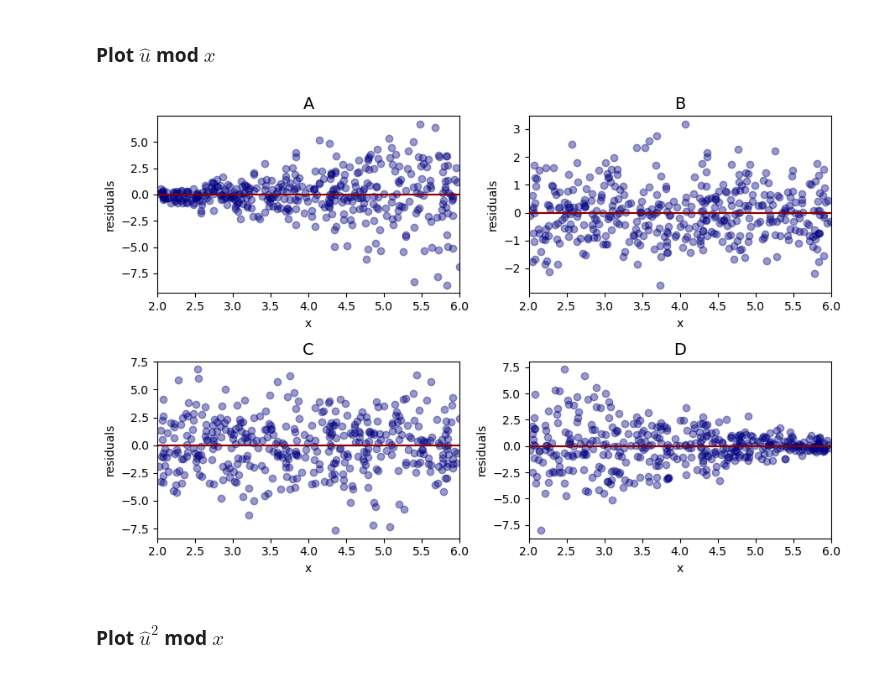
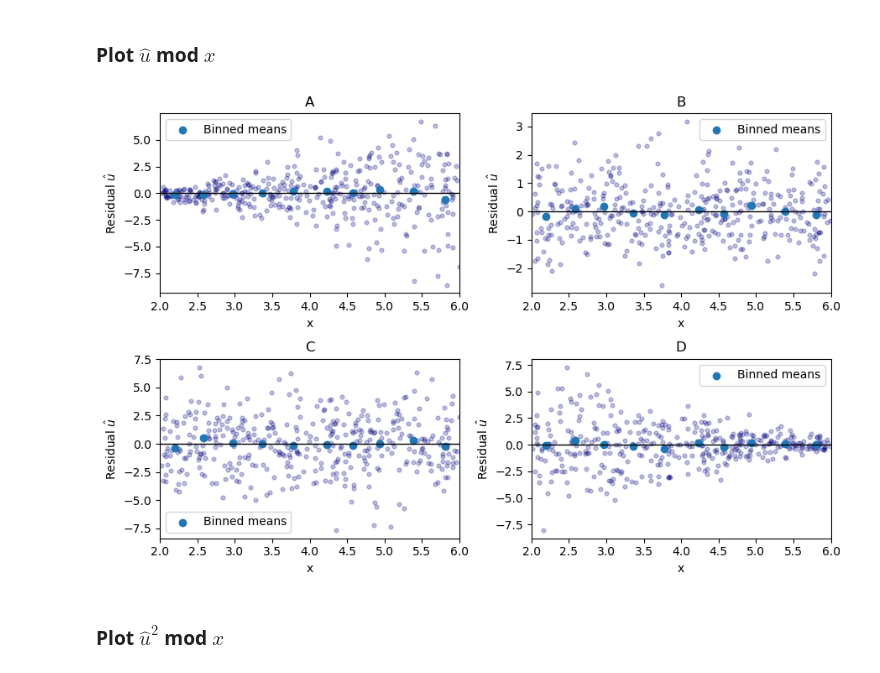
Before and after one commit to bschjerning/EconometricsA, a Jupyter notebook: 1_lectures/09_heteroscedasticity/09_heteroscedasticity_examples.ipynb, the cells around one changed output. Cells and saved outputs as stored; diff of their text form; code cells hidden in the pictures.

```diff
--- a/1_lectures/09_heteroscedasticity/09_heteroscedasticity_examples.ipynb
+++ b/1_lectures/09_heteroscedasticity/09_heteroscedasticity_examples.ipynb
@@ -359,9 +321,9 @@ plot_regression(data, xvar, yvar, axs, mode='y', labels=labels)  # Kald funktion
 # %% [markdown]
 ### Plot  $\hat{u}$ mod $x$
-# %%
-fig, axs = plt.subplots(2, 2, figsize=(9, 6))  # Opret subplot for hvert mode
-plot_regression(data, xvar, yvar, axs, mode='residuals', labels=labels)  # Kald funktionen for hvert mode
-# %% [output]
-[figure, removed]
+# %%
+# Plot residualer og binned means; regressionslinjen kan slås til
+plot_diagnostics(data, xvar, yvar, mode='residuals', bins=10, regression=False, labels=labels)
+# %% [output]
+[figure, added]
 # %% [markdown]
 ### Plot  $\hat{u}^2$ mod $x$
```
Also changed, not shown: parts of 15 cells of this notebook, 8 other files.
